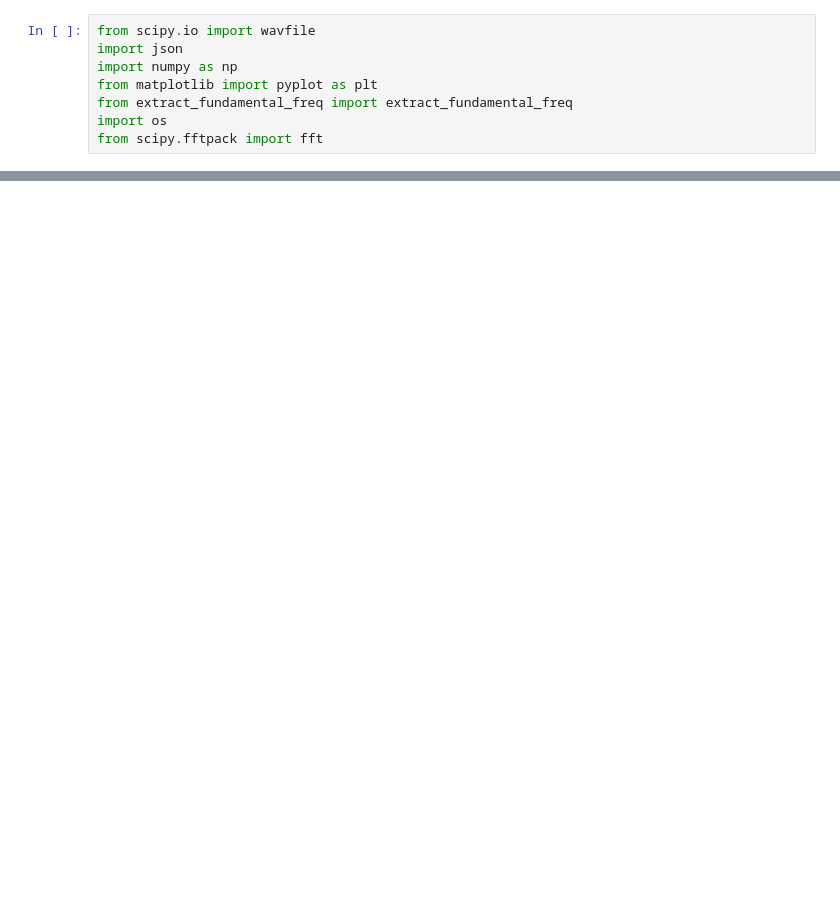
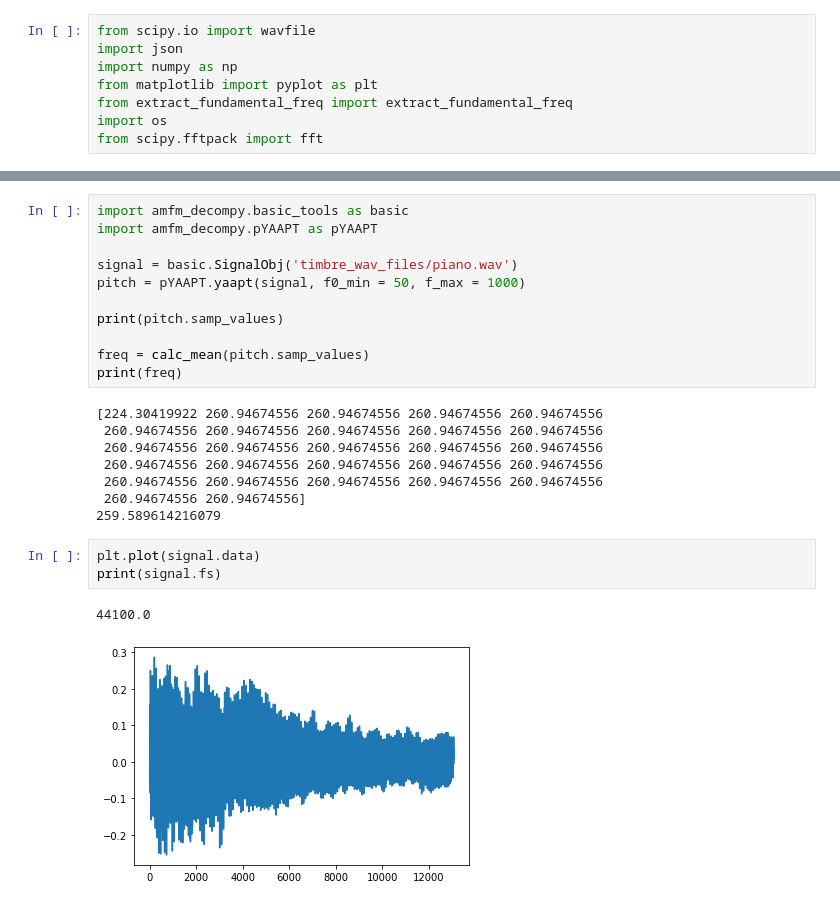
Before and after one commit to wbornus/timbre_mapping_DSP, a Jupyter notebook: sample_to_json_harmonic_export.ipynb, the cells around one changed output, grey strips where cells are left out. Cells and saved outputs as stored; diff of their text form; blank space fills up the shorter version.

```diff
--- a/sample_to_json_harmonic_export.ipynb
+++ b/sample_to_json_harmonic_export.ipynb
@@ -48,0 +75,25 @@ with open('harmonics.json', 'w') as fp:
+# %%
+import amfm_decompy.basic_tools as basic
+import amfm_decompy.pYAAPT as pYAAPT
+
+signal = basic.SignalObj('timbre_wav_files/piano.wav')
+pitch = pYAAPT.yaapt(signal, f0_min = 50, f_max = 1000)
+
+print(pitch.samp_values)
+
+freq = calc_mean(pitch.samp_values)
+print(freq)
+# %% [output]
+[224.30419922 260.94674556 260.94674556 260.94674556 260.94674556
+ 260.94674556 260.94674556 260.94674556 260.94674556 260.94674556
+ 260.94674556 260.94674556 260.94674556 260.94674556 260.94674556
+ 260.94674556 260.94674556 260.94674556 260.94674556 260.94674556
+ 260.94674556 260.94674556 260.94674556 260.94674556 260.94674556
+ 260.94674556 260.94674556]
+259.589614216079
+# %%
+plt.plot(signal.data)
+print(signal.fs)
+# %% [output]
+44100.0
+[figure, added]
```
Also changed, not shown: parts of 5 cells of this notebook.
